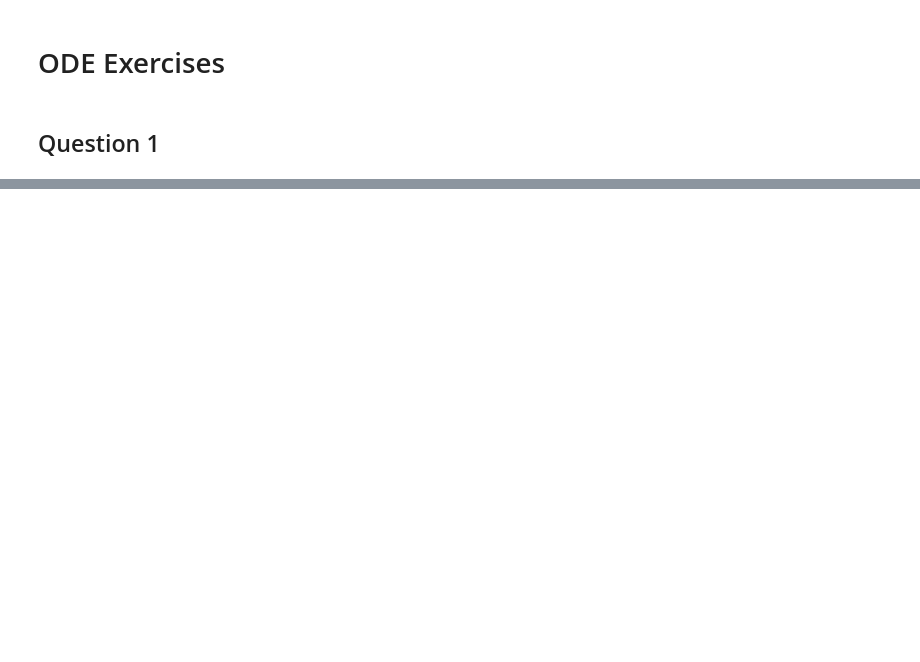
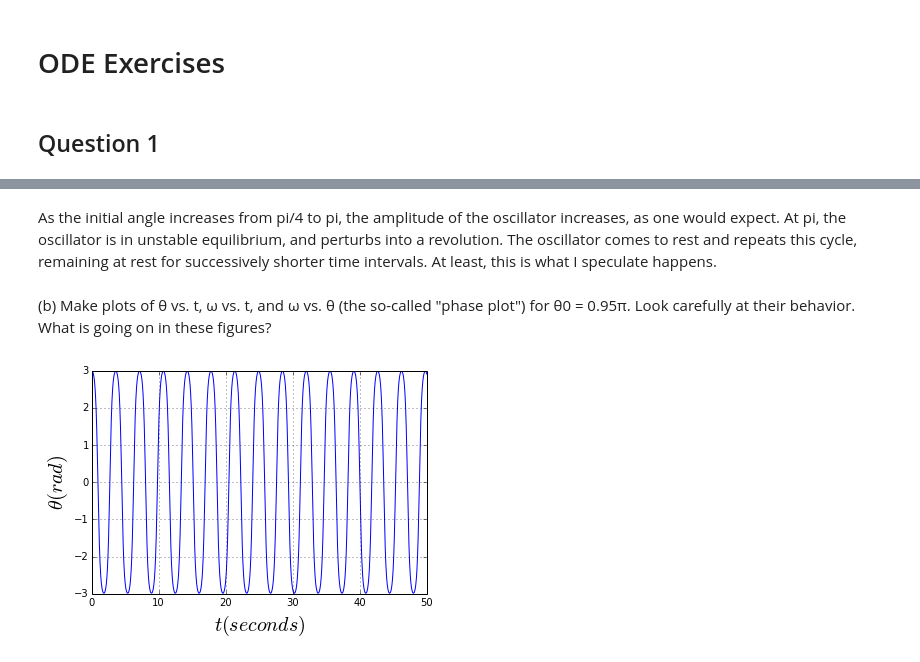
Before and after one commit to sfunkhou/PHYS202-S14, a Jupyter notebook: SciPy/ODEExercises.ipynb, the cells around one changed output, grey strips where cells are left out. Drawn from its saved outputs; the diff is of its cells as text; code cells hidden in the pictures; blank space fills up the shorter version.

```diff
--- a/SciPy/ODEExercises.ipynb
+++ b/SciPy/ODEExercises.ipynb
@@ -34,0 +39,15 @@ Populating the interactive namespace from numpy and matplotlib
+# %% [markdown]
+As the initial angle increases from  pi/4 to pi, the amplitude of the oscillator increases, as one would expect. At pi, the oscillator is in unstable equilibrium, and perturbs into a revolution. The oscillator comes to rest and repeats this cycle, remaining at rest for successively shorter time intervals. At least, this is what I speculate happens.
+# %% [markdown]
+(b) Make plots of θ vs. t, ω vs. t, and ω vs. θ (the so-called "phase plot") for θ0 = 0.95π. Look carefully at their behavior. What is going on in these figures?
+# %%
+th0 = 0.95*np.pi
+theta_init = np.array([th0, omega0])
+theta = odeint(deriv,theta_init,t)
+plt.plot(t,theta[:,0])
+#plt.legend()
+plt.xlabel(r'$t (seconds)$',fontsize=20)
+plt.ylabel(r'$\theta (rad)$',fontsize=20)
+plt.grid()
+# %% [output]
+[figure, added]
```
Also changed, not shown: parts of 22 cells of this notebook, 1 other file.
